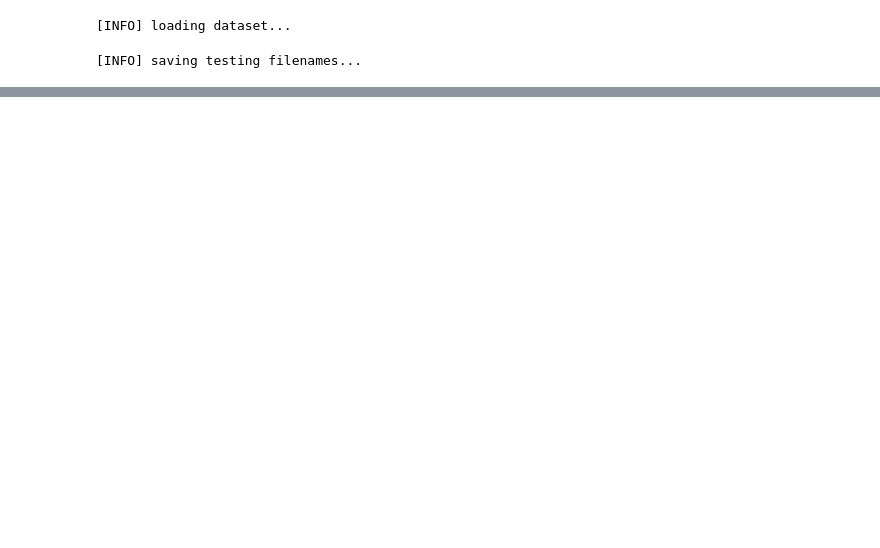
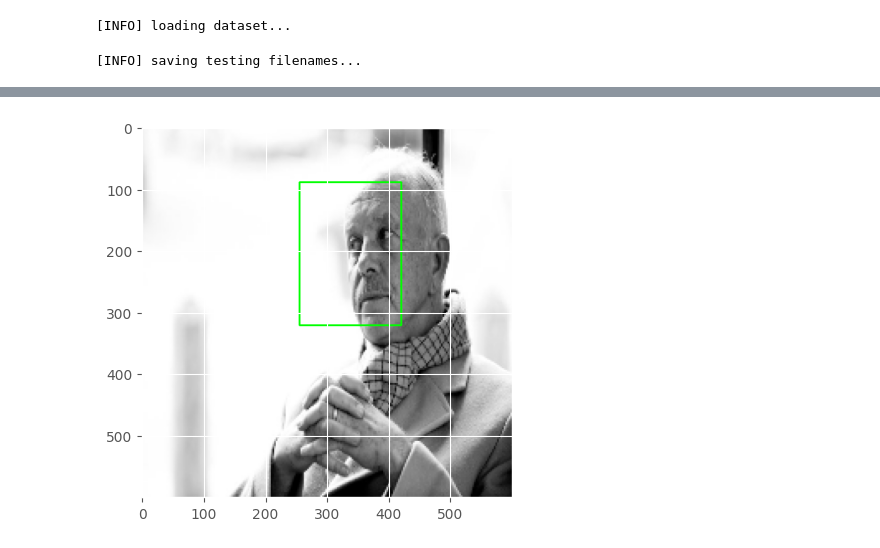
Before and after one commit to CodeR-na-r1/DetectEmotionNetwork, a Jupyter notebook: FaceNetwork.ipynb, the cells around one changed output, grey strips where cells are left out. Cells and saved outputs as stored; diff of their text form; code cells hidden in the pictures; blank space fills up the shorter version.

```diff
--- a/FaceNetwork.ipynb
+++ b/FaceNetwork.ipynb
@@ -162,0 +161,26 @@ plt.savefig(PLOT_PATH)
+# %%
+model = load_model(MODEL_PATH)
+
+frame = cv2.imread("./tt.jpg")
+image = cv2.resize(frame, (224, 224))
+image = img_to_array(image) / 255.0
+image = np.expand_dims(image, axis=0)
+preds = model.predict(image)[0]
+(startX, startY, endX, endY) = preds
+
+image = cv2.resize(frame, (224, 224))
+image = imutils.resize(image, width=600)
+(h, w) = image.shape[:2]
+startX = int(startX * w)
+startY = int(startY * h)
+endX = int(endX * w)
+endY = int(endY * h)
+
+cv2.rectangle(image, (startX, startY), (endX, endY),
+    (0, 255, 0), 2)
+
+# cv2.imshow("Output", image)
+plt.figure()
+plt.imshow(image)
+plt.show()
+# %% [output]
@@ -162,0 +188 @@ plt.savefig(PLOT_PATH)
+[figure, added]
```
Also changed, not shown: parts of 6 cells of this notebook.
